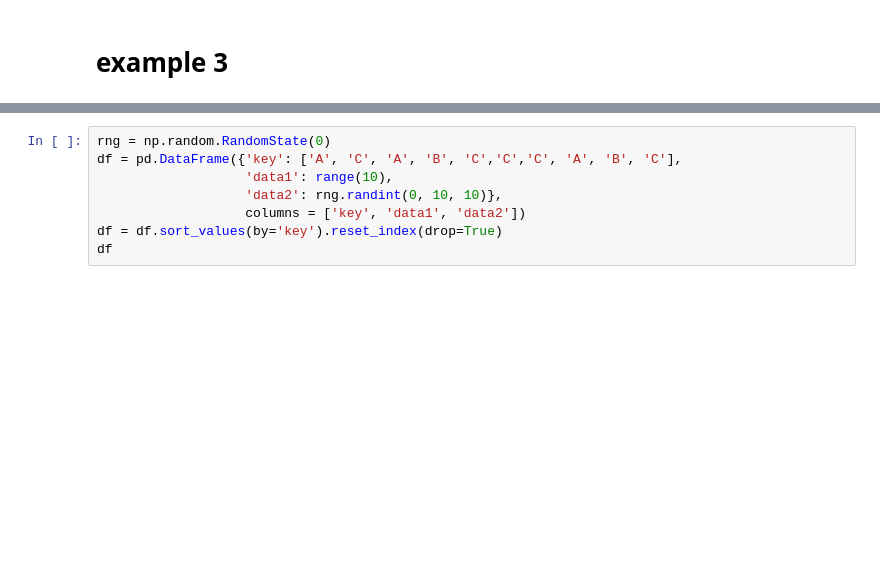
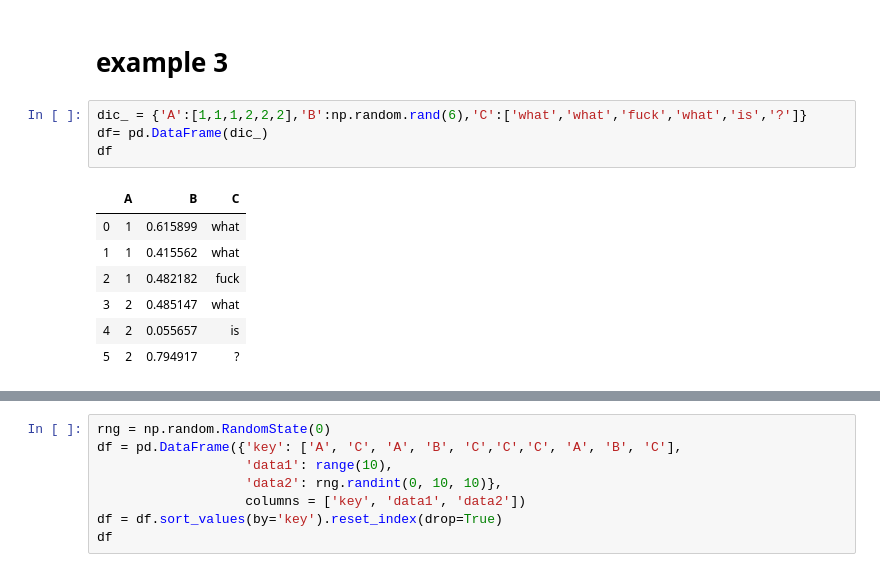
Before and after one commit to zawecha1/data_playground, a Jupyter notebook: pandas/groupby and aggregation.ipynb, the cells around one changed output, grey strips where cells are left out. Cells and saved outputs as stored; diff of their text form; blank space fills up the shorter version.

```diff
--- a/pandas/groupby and aggregation.ipynb
+++ b/pandas/groupby and aggregation.ipynb
@@ -75,3 +75,15 @@ DF_Agg
 | 6 | 2013-04-02 | 401107 | 5.282 |
 # %% [markdown]
 # example 3
+# %%
+dic_ = {'A':[1,1,1,2,2,2],'B':np.random.rand(6),'C':['what','what','fuck','what','is','?']}
+df= pd.DataFrame(dic_)
+df
+# %% [output]
+|  | A | B | C |
+| 0 | 1 | 0.615899 | what |
+| 1 | 1 | 0.415562 | what |
+| 2 | 1 | 0.482182 | fuck |
+| 3 | 2 | 0.485147 | what |
+| 4 | 2 | 0.055657 | is |
+| 5 | 2 | 0.794917 | ? |
```
Also changed, not shown: parts of 13 cells of this notebook, 1 other file.
